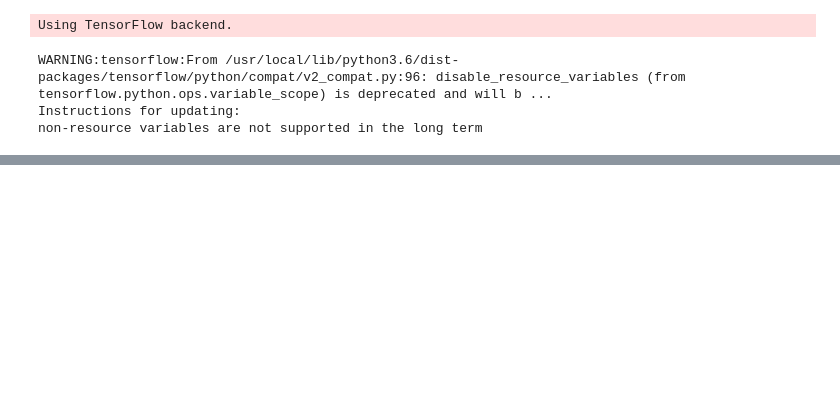
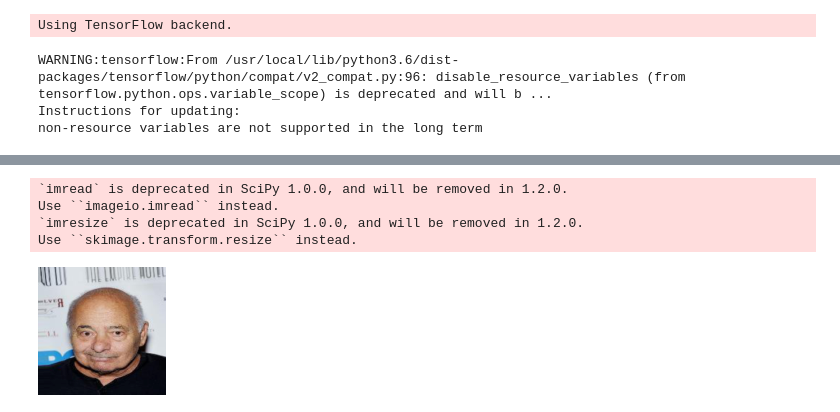
Before and after one commit to GarlandZhang/hairy_gan, a Jupyter notebook: hairy_gan.ipynb, the cells around one changed output, grey strips where cells are left out. Drawn from its saved outputs; the diff is of its cells as text; code cells hidden in the pictures; blank space fills up the shorter version.

```diff
--- a/hairy_gan.ipynb
+++ b/hairy_gan.ipynb
@@ -93,7 +113,7 @@ class DataLoader():
         self.dataset_name = dataset_name
         self.img_res = img_res
         self.complete_df = pd.read_csv('celeba-dataset/list_attr_celeba.csv')
-        self.features = ['Attractive', 'Bald', 'Bangs', 'Eyeglasses', 'Male', 'Mustache', 'No_Beard', 'Sideburns', 'Straight_Hair', 'Wavy_Hair', 'Wearing_Earrings', 'Wearing_Hat', 'Young']
+        self.features = ['Bald', 'Bangs', 'Eyeglasses', 'Mustache', 'No_Beard', 'Sideburns', 'Straight_Hair', 'Wavy_Hair', 'Wearing_Earrings', 'Wearing_Hat']
         self.num_attrs = len(self.features)
 
     def load_data(self, dataset_type, batch_size=1, is_testing=False):
@@ -498,5 +580,6 @@ def visualize_metrics(metrics):
 project_path = '/content/drive/My Drive/hairy_gan'
 flags = { 'filter_on': False }
 gan = HairyGan(flags)
-gan.train(num_epochs=1000, batch_size=10, visualize_interval=100)
+# gan.pretrain_classifier(num_epochs=100, batch_size=32, visualize_interval=100)
+gan.train(num_epochs=100, batch_size=32, visualize_interval=100)
 # %% [output]
@@ -580,41 +661,28 @@ img_paths = glob('/content/celeba-dataset/train_filter/*')
 img_paths.sort()
 img_paths = img_paths[25:]
 
-imgs = []
+og_imgs = []
 for path in img_paths:
   img = gan.dl.imread(path)
   img = scipy.misc.imresize(img, (128, 128, 3))
-  imgs.append(img)
+  og_imgs.append(img)
 
-imgs = np.array(imgs)/127.5 - 1.
-attrs = np.ones((len(imgs), 1))
-new_attrs = create_random_attrs(attrs)
+imgs = np.array(og_imgs)/127.5 - 1.
+attrs = np.ones((len(imgs), gan.dl.num_attrs))
+# new_attrs = create_random_attrs(attrs)
+new_attrs = np.zeros(attrs.shape)
+new_attrs[:, 2] = 1
 
 encodings = gan.enc.predict(imgs)
 
 reconstrs = gan.dec.predict([encodings, attrs])
+reconstrs = (reconstrs + 1) * 127.5
 
 new_imgs = gan.dec.predict([encodings, new_attrs])
-
-gan.dc.predict([imgs, attrs])
+new_imgs = (new_imgs + 1) * 127.5
+# %% [output]
+`imread` is deprecated in SciPy 1.0.0, and will be removed in 1.2.0.
+Use ``imageio.imread`` instead.
+`imresize` is deprecated in SciPy 1.0.0, and will be removed in 1.2.0.
+Use ``skimage.transform.resize`` instead.
-# %%
-img_paths = glob('/content/celeba-dataset/train_filter/*')
-img_paths.sort()
-img_paths = img_paths[:25]
-
-imgs = []
-for path in img_paths:
-  img = gan.dl.imread(path)
-  img = scipy.misc.imresize(img, (128, 128, 3))
-  imgs.append(img)
-
-imgs = np.array(imgs)/127.5 - 1.
-attrs = np.ones((len(imgs), 1))
-new_attrs = create_random_attrs(attrs)
-
-encodings = gan.enc.predict(imgs)
-
-reconstrs = gan.dec.predict([encodings, attrs])
-
-new_imgs = gan.dec.predict([encodings, new_attrs])
 # %%
@@ -621,0 +690,4 @@ gan.dc.predict([new_imgs, attrs])
+# %%
+Image.fromarray(((imgs[0] + 1) * 127.5).astype(np.uint8))
+# %% [output]
+[figure, added]
```
Also changed, not shown: parts of 11 cells of this notebook.
